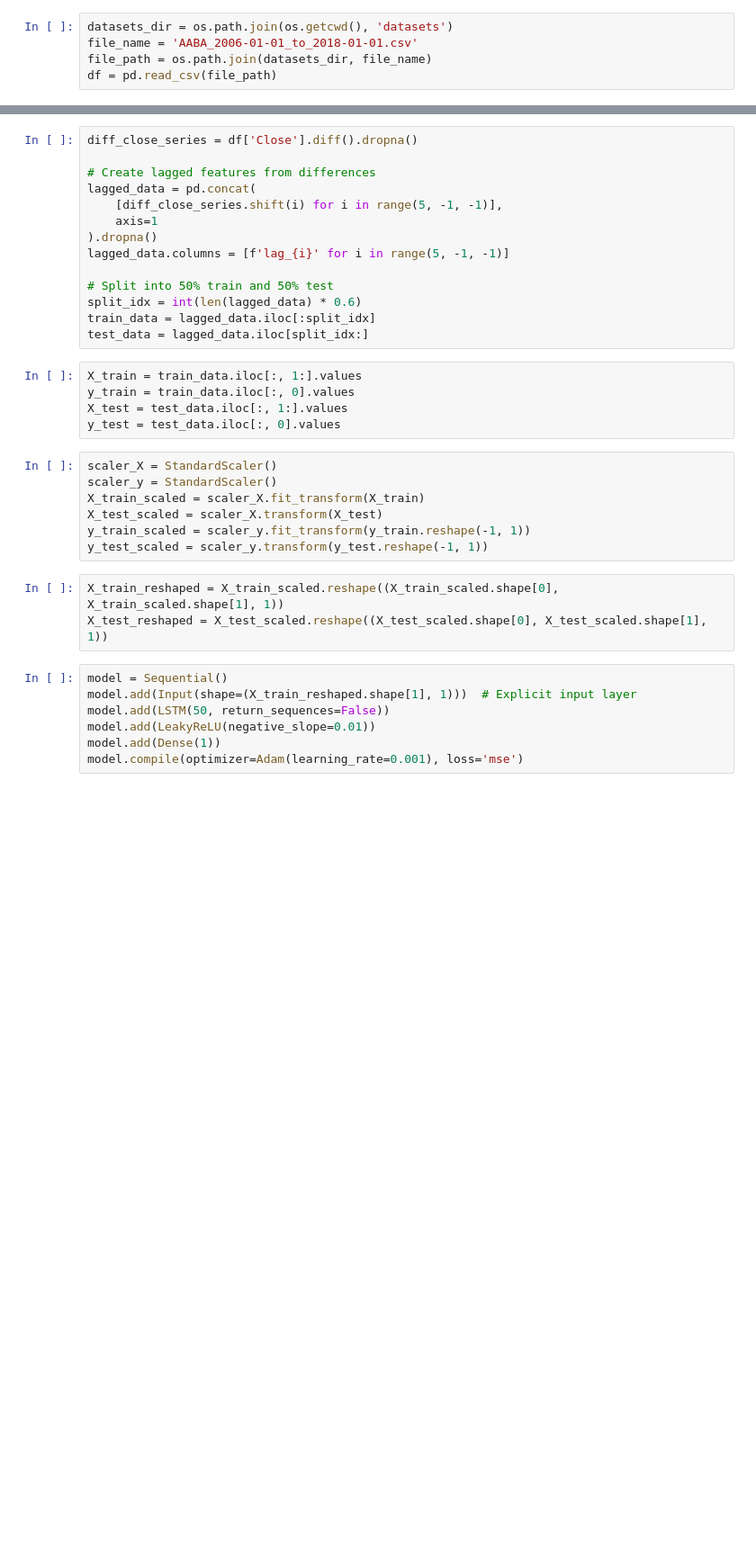
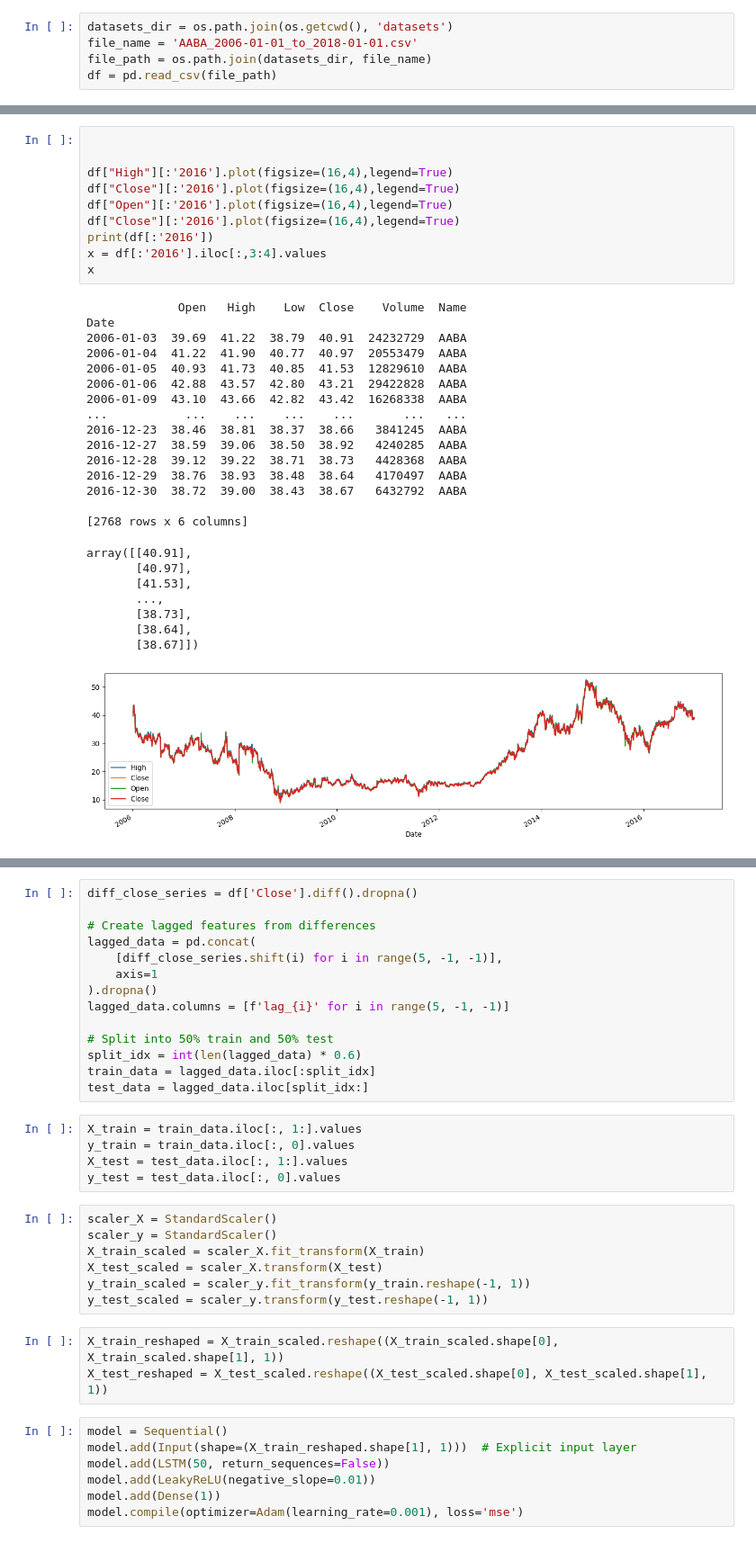
Before and after one commit to vajradevam/minorproject, a Jupyter notebook: src/amit_3747/main.ipynb, the cells around one changed output, grey strips where cells are left out. Shown: that part at 90% size. Saved outputs shown, nothing was run; the diff lists cells and outputs as text; blank space fills up the shorter version.

```diff
--- a/src/amit_3747/main.ipynb
+++ b/src/amit_3747/main.ipynb
@@ -19,0 +91,34 @@ df = pd.read_csv(file_path)
+# %%
+
+
+df["High"][:'2016'].plot(figsize=(16,4),legend=True)
+df["Close"][:'2016'].plot(figsize=(16,4),legend=True)
+df["Open"][:'2016'].plot(figsize=(16,4),legend=True)
+df["Close"][:'2016'].plot(figsize=(16,4),legend=True)
+print(df[:'2016'])
+x = df[:'2016'].iloc[:,3:4].values
+x
+# %% [output]
+             Open   High    Low  Close    Volume  Name
+Date
+2006-01-03  39.69  41.22  38.79  40.91  24232729  AABA
+2006-01-04  41.22  41.90  40.77  40.97  20553479  AABA
+2006-01-05  40.93  41.73  40.85  41.53  12829610  AABA
+2006-01-06  42.88  43.57  42.80  43.21  29422828  AABA
+2006-01-09  43.10  43.66  42.82  43.42  16268338  AABA
+...           ...    ...    ...    ...       ...   ...
+2016-12-23  38.46  38.81  38.37  38.66   3841245  AABA
+2016-12-27  38.59  39.06  38.50  38.92   4240285  AABA
+2016-12-28  39.12  39.22  38.71  38.73   4428368  AABA
+2016-12-29  38.76  38.93  38.48  38.64   4170497  AABA
+2016-12-30  38.72  39.00  38.43  38.67   6432792  AABA
+
+[2768 rows x 6 columns]
+array([[40.91],
+       [40.97],
+       [41.53],
+       ...,
+       [38.73],
+       [38.64],
+       [38.67]])
+[figure, added]
```
Also changed, not shown: parts of 23 cells of this notebook, 7 other files.
